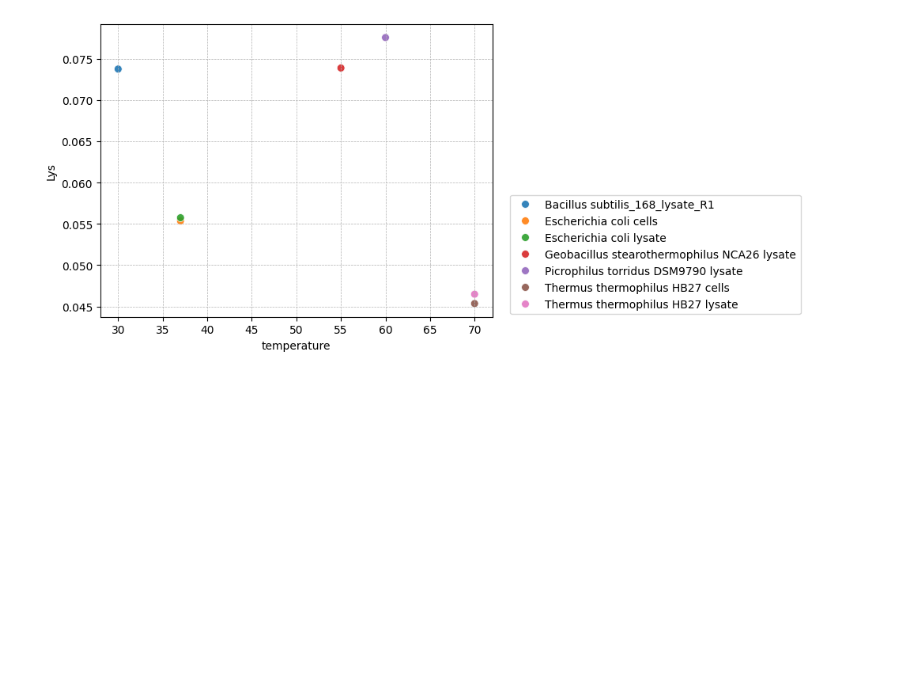
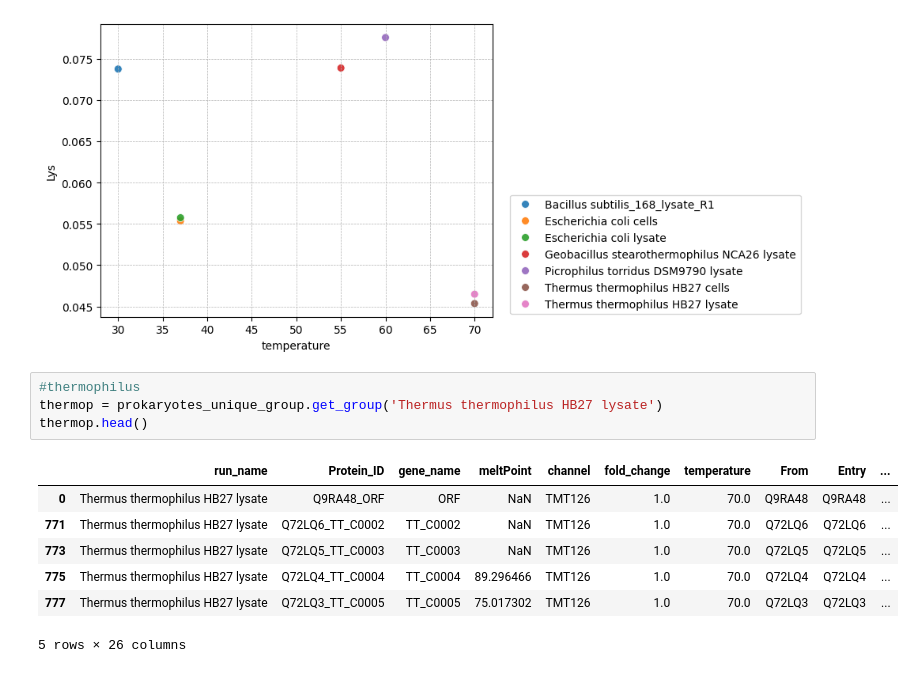
Before and after one commit to datascience-mobi-2024/topic04_02, a Jupyter notebook: Prokaryotes_project_Marik.ipynb, the cells around one changed output. Drawn from its saved outputs; the diff is of its cells as text; blank space fills up the shorter version.

Commit message:
thermop

```diff
--- a/Prokaryotes_project_Marik.ipynb
+++ b/Prokaryotes_project_Marik.ipynb
@@ -310,3 +310,15 @@ plt.show()
 [figure]
 [figure]
 [figure]
+# %%
+#thermophilus
+thermop = prokaryotes_unique_group.get_group('Thermus thermophilus HB27 lysate')
+thermop.head()
+# %% [output]
+|  | run_name | Protein_ID | gene_name | meltPoint | channel | fold_change | temperature | From | Entry | ... |
+| 0 | Thermus thermophilus HB27 lysate | Q9RA48_ORF | ORF | NaN | TMT126 | 1.0 | 70.0 | Q9RA48 | Q9RA48 | ... |
+| 771 | Thermus thermophilus HB27 lysate | Q72LQ6_TT_C0002 | TT_C0002 | NaN | TMT126 | 1.0 | 70.0 | Q72LQ6 | Q72LQ6 | ... |
+| 773 | Thermus thermophilus HB27 lysate | Q72LQ5_TT_C0003 | TT_C0003 | NaN | TMT126 | 1.0 | 70.0 | Q72LQ5 | Q72LQ5 | ... |
+| 775 | Thermus thermophilus HB27 lysate | Q72LQ4_TT_C0004 | TT_C0004 | 89.296466 | TMT126 | 1.0 | 70.0 | Q72LQ4 | Q72LQ4 | ... |
+| 777 | Thermus thermophilus HB27 lysate | Q72LQ3_TT_C0005 | TT_C0005 | 75.017302 | TMT126 | 1.0 | 70.0 | Q72LQ3 | Q72LQ3 | ... |
+5 rows × 26 columns
```
Also changed, not shown: parts of 1 cell of this notebook, 1 other file.
